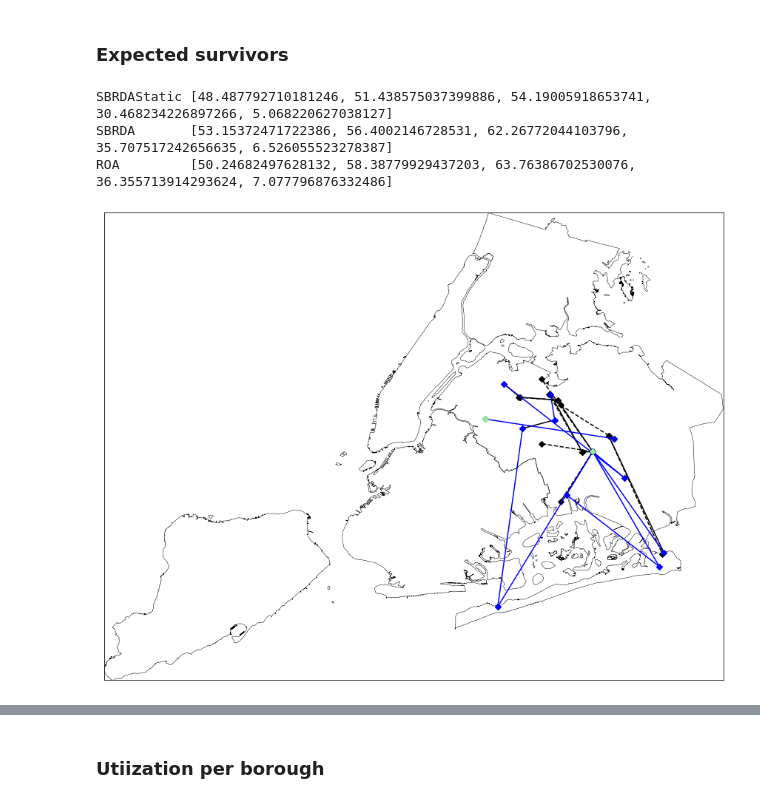
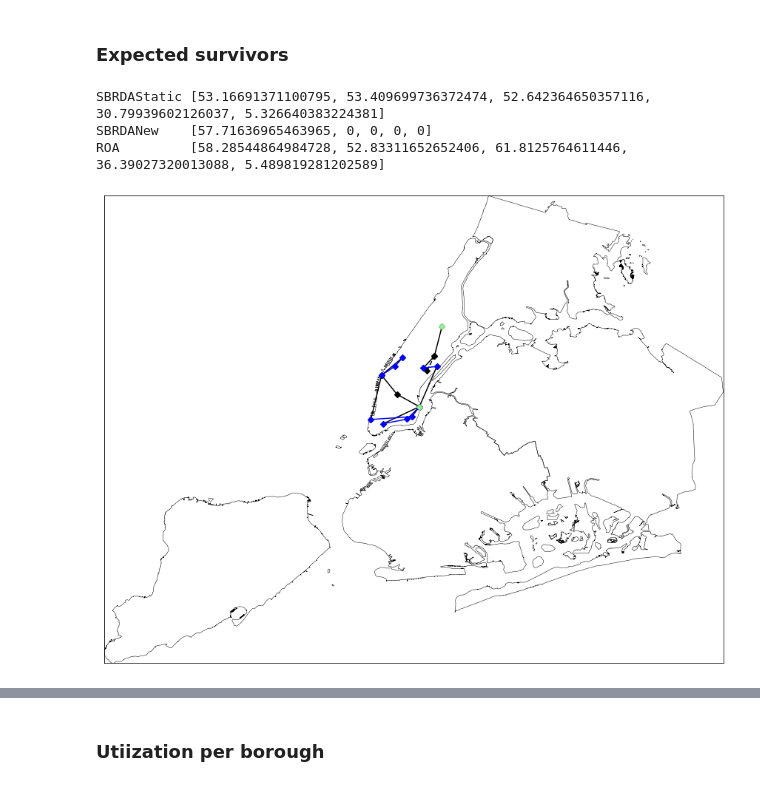
Before and after one commit to yamilbknsu/ems-ny-data, a Jupyter notebook: StatisticsDisplay3.ipynb, the cells around one changed output, grey strips where cells are left out. Drawn from its saved outputs; the diff is of its cells as text; code cells hidden in the pictures.

```diff
--- a/StatisticsDisplay3.ipynb
+++ b/StatisticsDisplay3.ipynb
@@ -101,7 +101,7 @@ nyc_boundaries = gpd.read_file(DATA_DIR + 'Old Files/Generated Shapefiles/NYC Su
 # %% [markdown]
 ## Model config name
 # %%
-name = 'D:/FTP results/Possible final 2/friday_{}_0_0.7_0.05_HRDemand_355ALS802BLS_86400_0_8_864000_60_1_1e-06_2160_1200_800_3600.pickle'
+name = 'D:/FTP results/Possible final 3/friday_{}_0_0.7_0.05_Base_355ALS802BLS_86400_0_8_864000_60_1_1e-06_2160_1200_800_3600.pickle'
 # %% [markdown]
 ### Expected survivors
 # %%
@@ -110,24 +110,26 @@ def SurvivalFunction(response_times):
 with open(name.format('SBRDAStatic'), 'rb') as f:
     statistics = pickle.load(f)
 print('SBRDAStatic', [sum(SurvivalFunction((e[4] - e[3])/60) if statistics[1][e[-1]]['Statistics']['Borough'].data == b and e[2] == 1 else 0 for e in statistics[2]) for b in range(1,6)])
-with open(name.format('SBRDA'), 'rb') as f:
+#with open(name.format('SBRDANew'), 'rb') as f:
+    #statistics = pickle.load(f)
+with open('test2.pickle', 'rb') as f:
     statistics = pickle.load(f)
-print('SBRDA      ', [sum(SurvivalFunction((e[4] - e[3])/60) if statistics[1][e[-1]]['Statistics']['Borough'].data == b and e[2] == 1 else 0 for e in statistics[2]) for b in range(1,6)])
+print('SBRDANew   ', [sum(SurvivalFunction((e[4] - e[3])/60) if statistics[1][e[-1]]['Statistics']['Borough'].data == b and e[2] == 1 else 0 for e in statistics[2]) for b in range(1,6)])
 with open(name.format('ROA'), 'rb') as f:
     statistics = pickle.load(f)
 print('ROA        ', [sum(SurvivalFunction((e[4] - e[3])/60) if statistics[1][e[-1]]['Statistics']['Borough'].data == b and e[2] == 1 else 0 for e in statistics[2]) for b in range(1,6)])
 # %% [output]
-SBRDAStatic [48.487792710181246, 51.438575037399886, 54.19005918653741, 30.468234226897266, 5.068220627038127]
-SBRDA       [53.15372471722386, 56.4002146728531, 62.26772044103796, 35.707517242656635, 6.526055523278387]
-ROA         [50.24682497628132, 58.38779929437203, 63.76386702530076, 36.355713914293624, 7.077796876332486]
+SBRDAStatic [53.16691371100795, 53.409699736372474, 52.642364650357116, 30.79939602126037, 5.326640383224381]
+SBRDANew    [57.71636965463965, 0, 0, 0, 0]
+ROA         [58.28544864984728, 52.83311652652406, 61.8125764611446, 36.39027320013088, 5.489819281202589]
 # %%
-fixed_model = 'SBRDA'
-ambulance = 'Ambulance 191'
+fixed_model = 'SBRDANew'
+ambulance = 'Ambulance 1'
 with open(name.format(fixed_model), 'rb') as f:
     statistics = pickle.load(f)
 buildRelocationMap(loadVehicleRelocations(statistics[1][ambulance]['Record'], nodes_with_borough))
 # %% [output]
-[figure, old version]
+[figure, new version]
 # %%
 with open(name.format(fixed_model), 'rb') as f:
     statistics = pickle.load(f)
```
Also changed, not shown: parts of 9 cells of this notebook, 8 other files.
